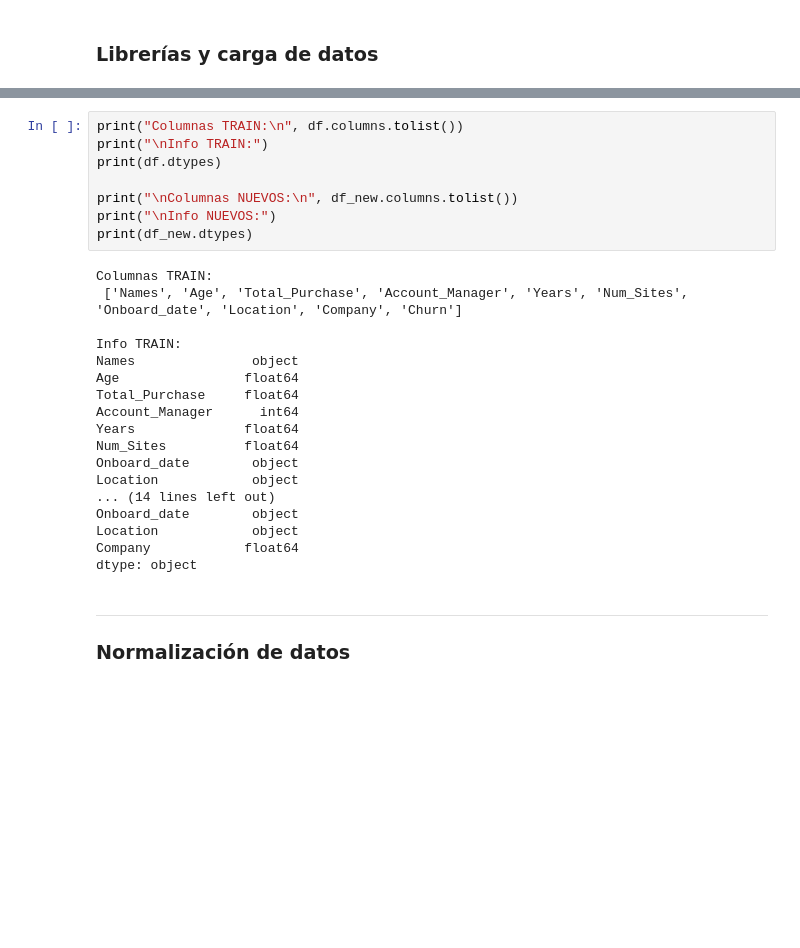
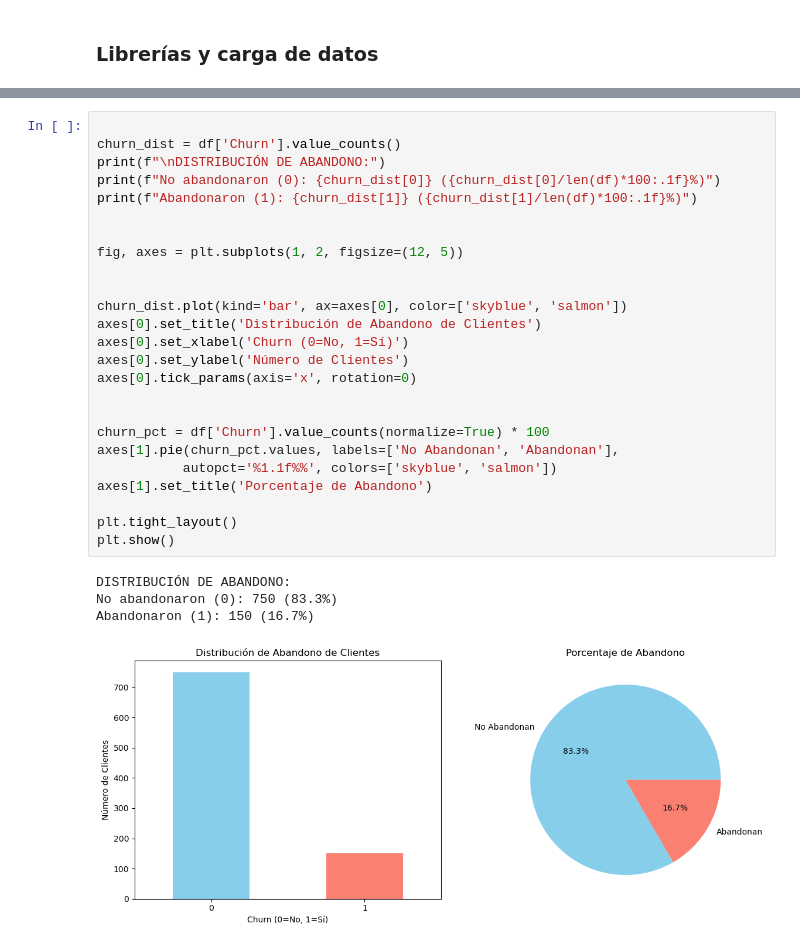
Before and after one commit to nancygmm/Lab11-DS, a Jupyter notebook: lab11.ipynb, the cells around one changed output, grey strips where cells are left out. Cells and saved outputs as stored; diff of their text form; blank space fills up the shorter version.

```diff
--- a/lab11.ipynb
+++ b/lab11.ipynb
@@ -74,31 +80,31 @@ New shape: (6, 9)
 # %%
-print("Columnas TRAIN:\n", df.columns.tolist())
-print("\nInfo TRAIN:")
-print(df.dtypes)
 
-print("\nColumnas NUEVOS:\n", df_new.columns.tolist())
-print("\nInfo NUEVOS:")
-print(df_new.dtypes)
+churn_dist = df['Churn'].value_counts()
+print(f"\nDISTRIBUCIÓN DE ABANDONO:")
+print(f"No abandonaron (0): {churn_dist[0]} ({churn_dist[0]/len(df)*100:.1f}%)")
+print(f"Abandonaron (1): {churn_dist[1]} ({churn_dist[1]/len(df)*100:.1f}%)")
+
+
+fig, axes = plt.subplots(1, 2, figsize=(12, 5))
+
+
+churn_dist.plot(kind='bar', ax=axes[0], color=['skyblue', 'salmon'])
+axes[0].set_title('Distribución de Abandono de Clientes')
+axes[0].set_xlabel('Churn (0=No, 1=Sí)')
+axes[0].set_ylabel('Número de Clientes')
+axes[0].tick_params(axis='x', rotation=0)
+
+
+churn_pct = df['Churn'].value_counts(normalize=True) * 100
+axes[1].pie(churn_pct.values, labels=['No Abandonan', 'Abandonan'],
+           autopct='%1.1f%%', colors=['skyblue', 'salmon'])
+axes[1].set_title('Porcentaje de Abandono')
+
+plt.tight_layout()
+plt.show()
 # %% [output]
-Columnas TRAIN:
- ['Names', 'Age', 'Total_Purchase', 'Account_Manager', 'Years', 'Num_Sites', 'Onboard_date', 'Location', 'Company', 'Churn']
-
-Info TRAIN:
-Names               object
-Age                float64
-Total_Purchase     float64
-Account_Manager      int64
-Years              float64
-Num_Sites          float64
-Onboard_date        object
-Location            object
-... (14 lines left out)
-Onboard_date        object
-Location            object
-Company            float64
-dtype: object
+DISTRIBUCIÓN DE ABANDONO:
+No abandonaron (0): 750 (83.3%)
+Abandonaron (1): 150 (16.7%)
+[figure, added]
-# %% [markdown]
-----
-
-### Normalización de datos
 # %%
```
Also changed, not shown: parts of 15 cells of this notebook.
